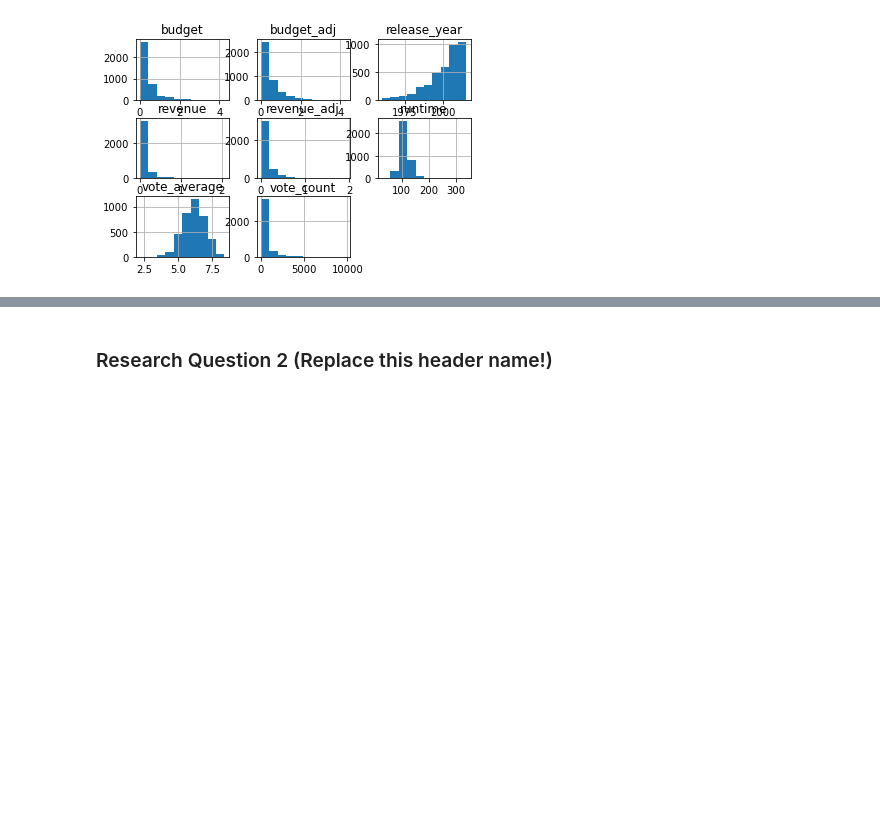
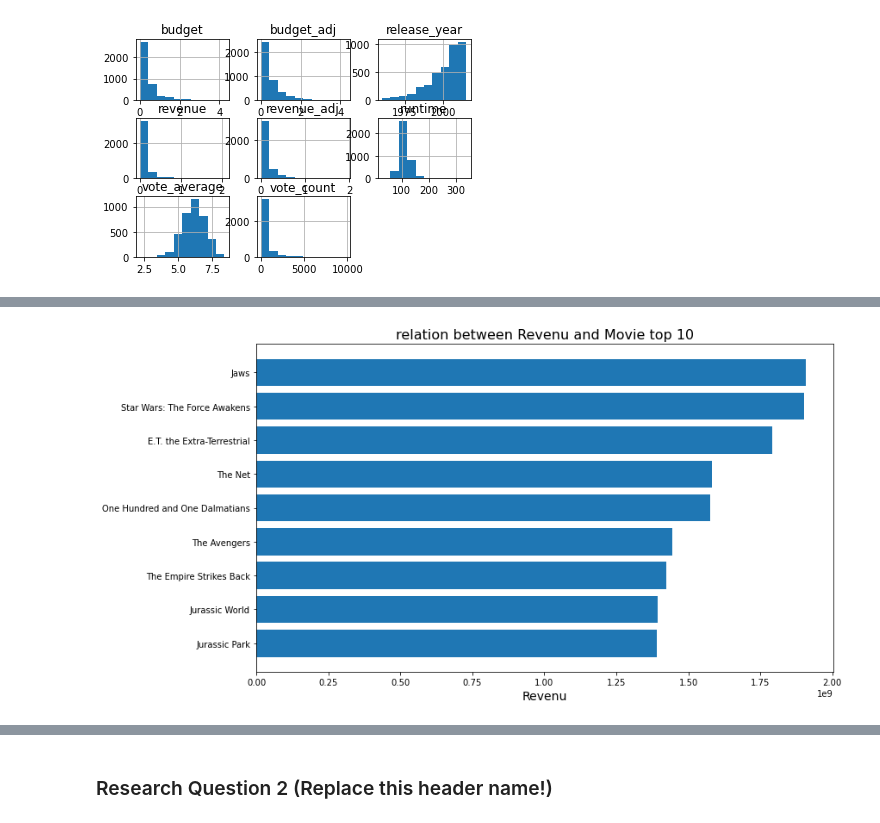
Before and after one commit to moamen-mohasseb/TMDB-Movie-Data, a Jupyter notebook: TMDB-Movies-DataAnalysis.ipynb, the cells around one changed output, grey strips where cells are left out. Saved outputs shown, nothing was run; the diff lists cells and outputs as text; code cells hidden in the pictures; blank space fills up the shorter version.

Commit message:
Plotting Function to draw

```diff
--- a/TMDB-Movies-DataAnalysis.ipynb
+++ b/TMDB-Movies-DataAnalysis.ipynb
@@ -151,0 +277,3 @@ ValueError: No axis named production_companies for object type <class 'pandas.co
+# %%
+tmdb_top_10_revenue=tmdb_df_cleaned[lambda x :x['revenue_adj'] >= 1385748801]
+tmdb_top_10_revenue.head(2)
@@ -151,0 +311,17 @@ ValueError: No axis named production_companies for object type <class 'pandas.co
+# %%
+#Function to plot relation between x , y
+def plot_relation_rate(stage,xlabel,ylabel,message):
+    type(stage)
+    stage=stage.sort_values()
+    plt.figure(figsize=(12, 7))
+    plt.barh(stage.index,stage.array)
+    plt.xlabel(xlabel, fontsize = 14)
+    plt.title('relation between {} and {} {}'.format(xlabel,ylabel,message), fontsize = 16)
+    #plt.gca().invert_yaxis()
+    plt.show();
+# %%
+top_stage=tmdb_top_10_revenue.groupby(['original_title'])['revenue_adj'].sum()
+top_stage.astype('int64')
+plot_relation_rate(top_stage,'Revenu','Movie',"top 10")
+# %% [output]
+[figure, added]
```
Also changed, not shown: parts of 21 cells of this notebook.
